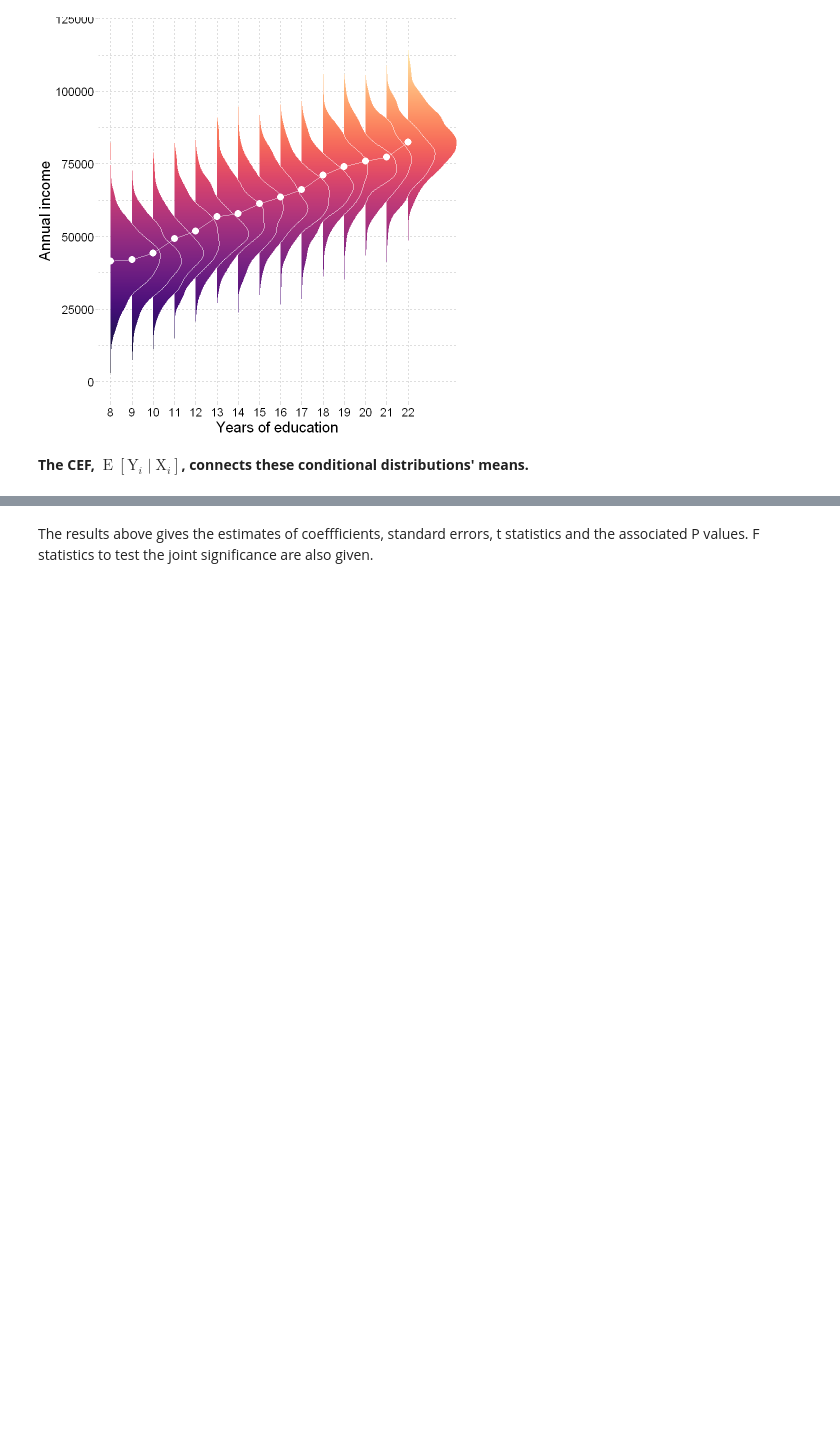
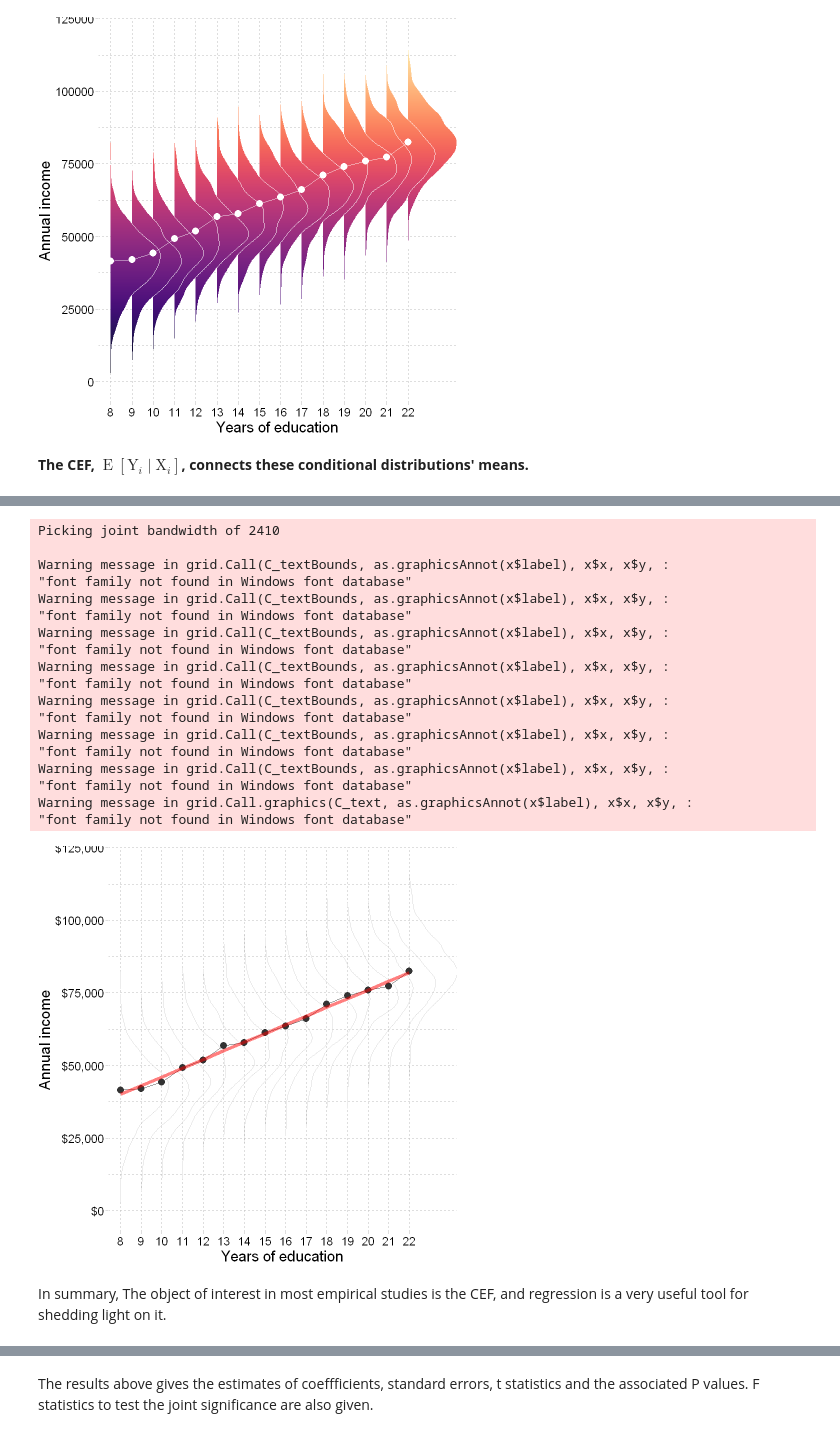
Before and after one commit to ShivomA/hs421-2022, a Jupyter notebook: RegBasics/RegBasics_II.ipynb, the cells around one changed output, grey strips where cells are left out. Saved outputs shown, nothing was run; the diff lists cells and outputs as text; code cells hidden in the pictures; blank space fills up the shorter version.

```diff
--- a/RegBasics/RegBasics_II.ipynb
+++ b/RegBasics/RegBasics_II.ipynb
@@ -872,0 +372,32 @@ F-statistic: 199.6 on 2 and 1320 DF,  p-value: < 2.2e-16
+# %%
+gg_cef +
+  geom_path(
+    data = lm_df,
+    aes(x = y, y = x %>% as.factor(), group = 1),
+    color = "red",
+    alpha = 0.5,
+    size = 2
+  )
+# %% [output]
+Picking joint bandwidth of 2410
+
+Warning message in grid.Call(C_textBounds, as.graphicsAnnot(x$label), x$x, x$y, :
+"font family not found in Windows font database"
+Warning message in grid.Call(C_textBounds, as.graphicsAnnot(x$label), x$x, x$y, :
+"font family not found in Windows font database"
+Warning message in grid.Call(C_textBounds, as.graphicsAnnot(x$label), x$x, x$y, :
+"font family not found in Windows font database"
+Warning message in grid.Call(C_textBounds, as.graphicsAnnot(x$label), x$x, x$y, :
+"font family not found in Windows font database"
+Warning message in grid.Call(C_textBounds, as.graphicsAnnot(x$label), x$x, x$y, :
+"font family not found in Windows font database"
+Warning message in grid.Call(C_textBounds, as.graphicsAnnot(x$label), x$x, x$y, :
+"font family not found in Windows font database"
+Warning message in grid.Call(C_textBounds, as.graphicsAnnot(x$label), x$x, x$y, :
+"font family not found in Windows font database"
+Warning message in grid.Call.graphics(C_text, as.graphicsAnnot(x$label), x$x, x$y, :
+"font family not found in Windows font database"
+[figure, added]
+# %% [markdown]
+In summary, The object of interest in most empirical studies is the CEF, and regression is a very useful tool for shedding light on
+it.
```
Also changed, not shown: parts of 57 cells of this notebook.
